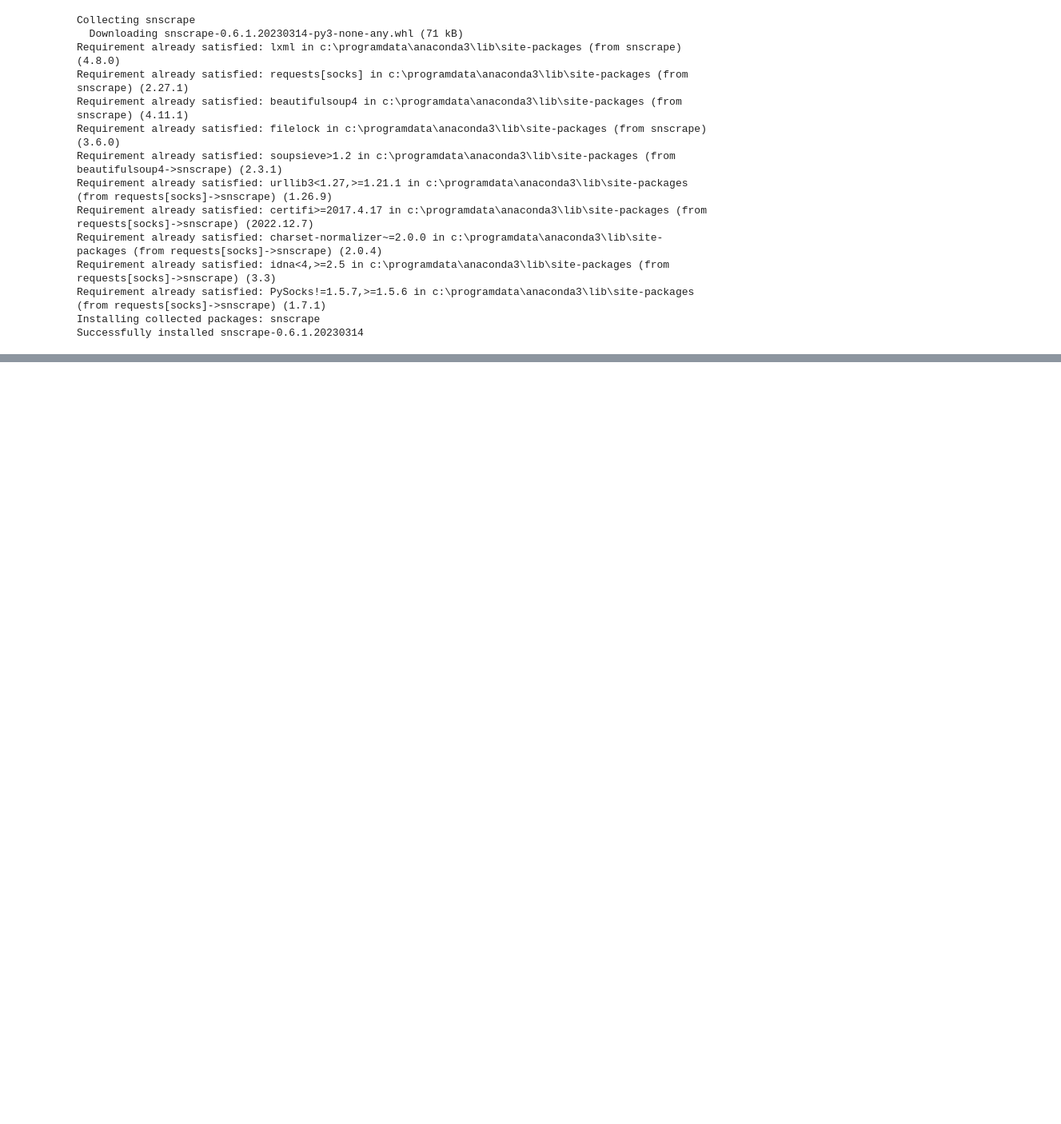
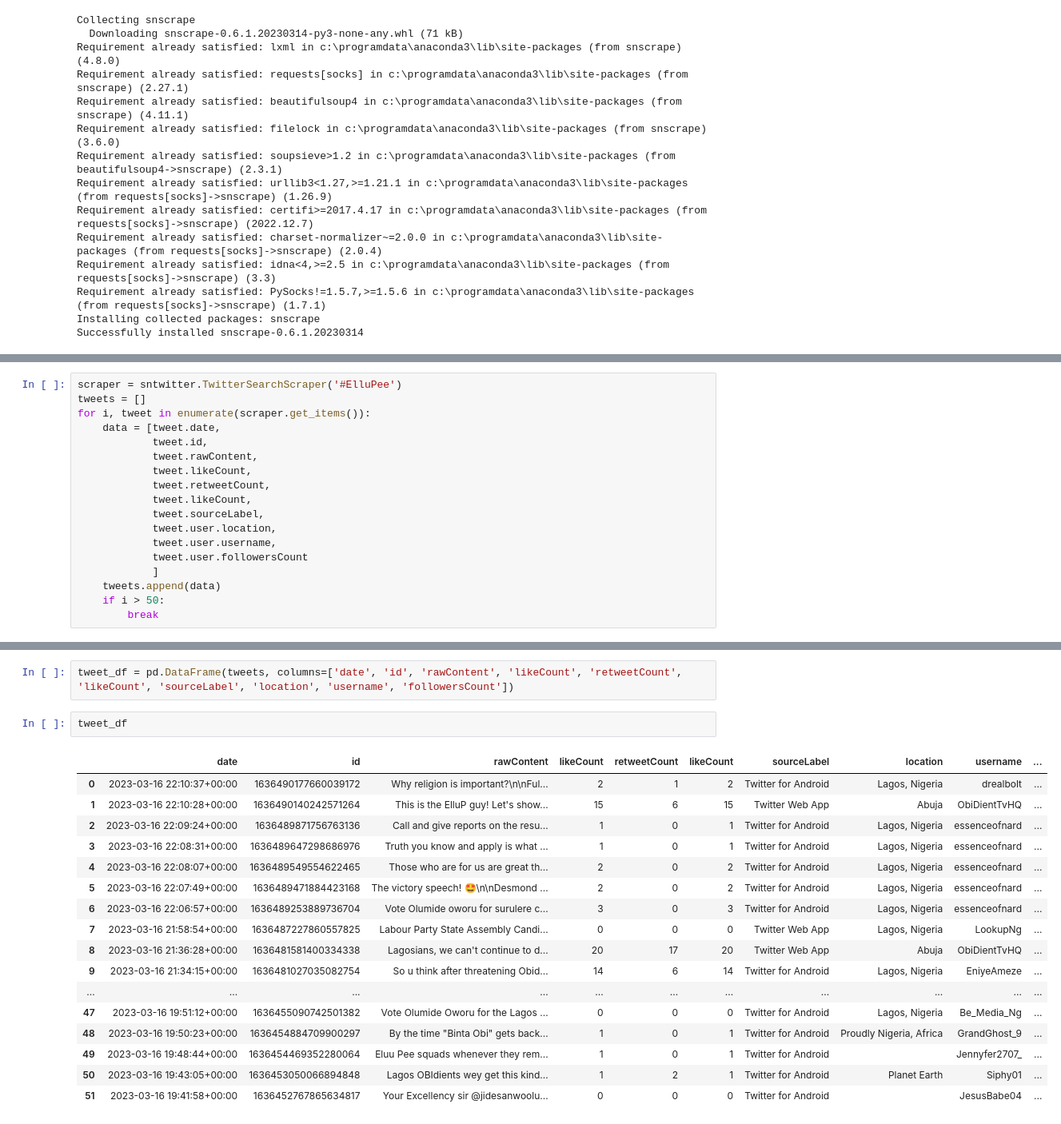
Before and after one commit to joshuaati/FastAPI, a Jupyter notebook: SnScrape/snscrape.ipynb, the cells around one changed output, grey strips where cells are left out. Shown: that part at 80% size. Drawn from its saved outputs; the diff is of its cells as text; blank space fills up the shorter version.

Commit message:
Twitter Scraping

```diff
--- a/SnScrape/snscrape.ipynb
+++ b/SnScrape/snscrape.ipynb
@@ -23,0 +22,18 @@ ModuleNotFoundError: No module named 'snscrape'
+# %%
+scraper = sntwitter.TwitterSearchScraper('#ElluPee')
+tweets = []
+for i, tweet in enumerate(scraper.get_items()):
+    data = [tweet.date,
+            tweet.id,
+            tweet.rawContent,
+            tweet.likeCount,
+            tweet.retweetCount,
+            tweet.likeCount,
+            tweet.sourceLabel,
+            tweet.user.location,
+            tweet.user.username,
+            tweet.user.followersCount
+            ]
+    tweets.append(data)
+    if i > 50:
+        break
@@ -23,0 +64,22 @@ ModuleNotFoundError: No module named 'snscrape'
+# %%
+tweet_df = pd.DataFrame(tweets, columns=['date', 'id', 'rawContent', 'likeCount', 'retweetCount', 'likeCount', 'sourceLabel', 'location', 'username', 'followersCount'])
+# %%
+tweet_df
+# %% [output]
+|  | date | id | rawContent | likeCount | retweetCount | likeCount | sourceLabel | location | username | ... |
+| 0 | 2023-03-16 22:10:37+00:00 | 1636490177660039172 | Why religion is important?\n\nFul... | 2 | 1 | 2 | Twitter for Android | Lagos, Nigeria | drealbolt | ... |
+| 1 | 2023-03-16 22:10:28+00:00 | 1636490140242571264 | This is the ElluP guy! Let's show... | 15 | 6 | 15 | Twitter Web App | Abuja | ObiDientTvHQ | ... |
+| 2 | 2023-03-16 22:09:24+00:00 | 1636489871756763136 | Call and give reports on the resu... | 1 | 0 | 1 | Twitter for Android | Lagos, Nigeria | essenceofnard | ... |
+| 3 | 2023-03-16 22:08:31+00:00 | 1636489647298686976 | Truth you know and apply is what ... | 1 | 0 | 1 | Twitter for Android | Lagos, Nigeria | essenceofnard | ... |
+| 4 | 2023-03-16 22:08:07+00:00 | 1636489549554622465 | Those who are for us are great th... | 2 | 0 | 2 | Twitter for Android | Lagos, Nigeria | essenceofnard | ... |
+| 5 | 2023-03-16 22:07:49+00:00 | 1636489471884423168 | The victory speech! 🤩\n\nDesmond ... | 2 | 0 | 2 | Twitter for Android | Lagos, Nigeria | essenceofnard | ... |
+| 6 | 2023-03-16 22:06:57+00:00 | 1636489253889736704 | Vote Olumide oworu for surulere c... | 3 | 0 | 3 | Twitter for Android | Lagos, Nigeria | essenceofnard | ... |
+| 7 | 2023-03-16 21:58:54+00:00 | 1636487227860557825 | Labour Party State Assembly Candi... | 0 | 0 | 0 | Twitter Web App | Lagos, Nigeria | LookupNg | ... |
+| 8 | 2023-03-16 21:36:28+00:00 | 1636481581400334338 | Lagosians, we can't continue to d... | 20 | 17 | 20 | Twitter Web App | Abuja | ObiDientTvHQ | ... |
+| 9 | 2023-03-16 21:34:15+00:00 | 1636481027035082754 | So u think after threatening Obid... | 14 | 6 | 14 | Twitter for Android | Lagos, Nigeria | EniyeAmeze | ... |
+| ... | ... | ... | ... | ... | ... | ... | ... | ... | ... | ... |
+| 47 | 2023-03-16 19:51:12+00:00 | 1636455090742501382 | Vote Olumide Oworu for the Lagos ... | 0 | 0 | 0 | Twitter for Android | Lagos, Nigeria | Be_Media_Ng | ... |
+| 48 | 2023-03-16 19:50:23+00:00 | 1636454884709900297 | By the time "Binta Obi" gets back... | 1 | 0 | 1 | Twitter for Android | Proudly Nigeria, Africa | GrandGhost_9 | ... |
+| 49 | 2023-03-16 19:48:44+00:00 | 1636454469352280064 | Eluu Pee squads whenever they rem... | 1 | 0 | 1 | Twitter for Android |  | Jennyfer2707_ | ... |
+| 50 | 2023-03-16 19:43:05+00:00 | 1636453050066894848 | Lagos OBIdients wey get this kind... | 1 | 2 | 1 | Twitter for Android | Planet Earth | Siphy01 | ... |
+| 51 | 2023-03-16 19:41:58+00:00 | 1636452767865634817 | Your Excellency sir @jidesanwoolu... | 0 | 0 | 0 | Twitter for Android |  | JesusBabe04 | ... |
```
Also changed, not shown: parts of 4 cells of this notebook.
